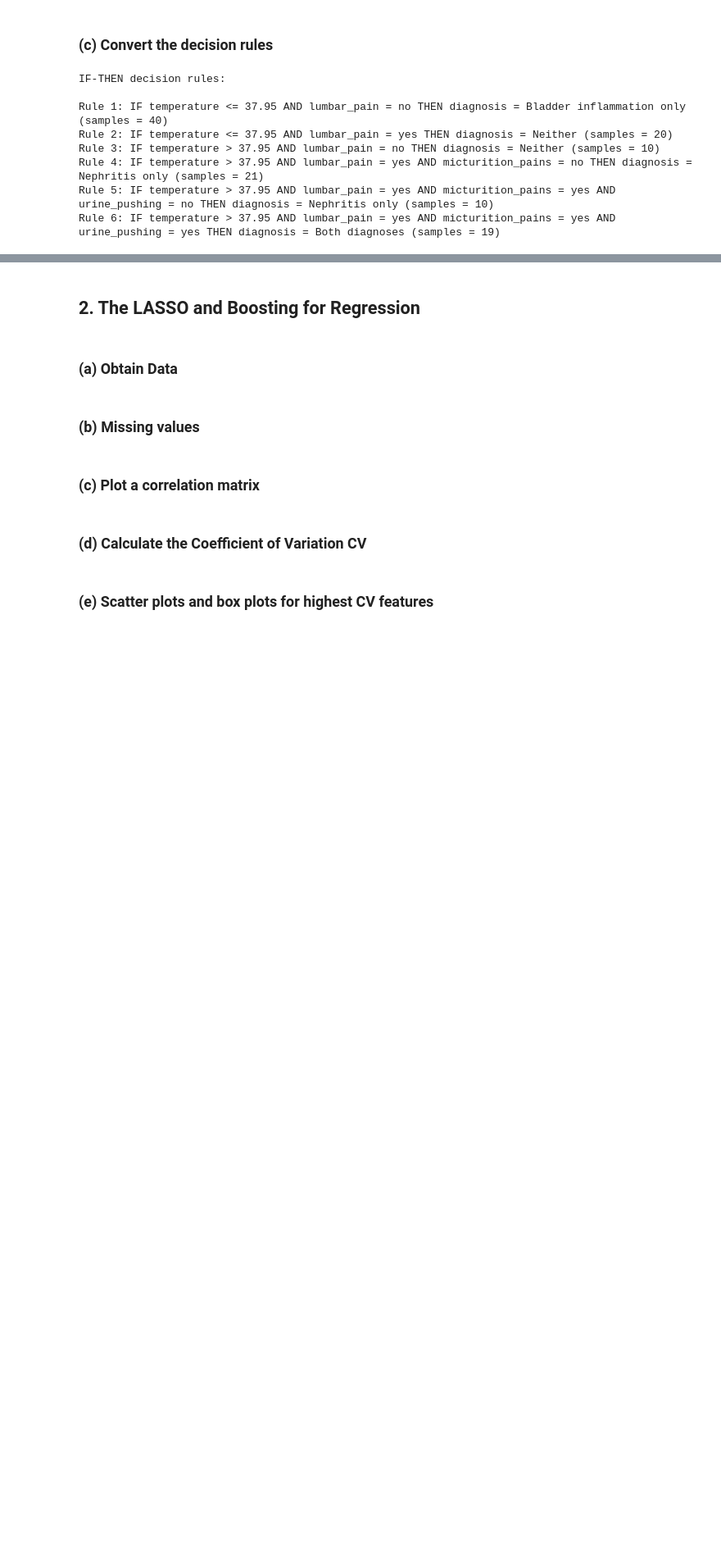
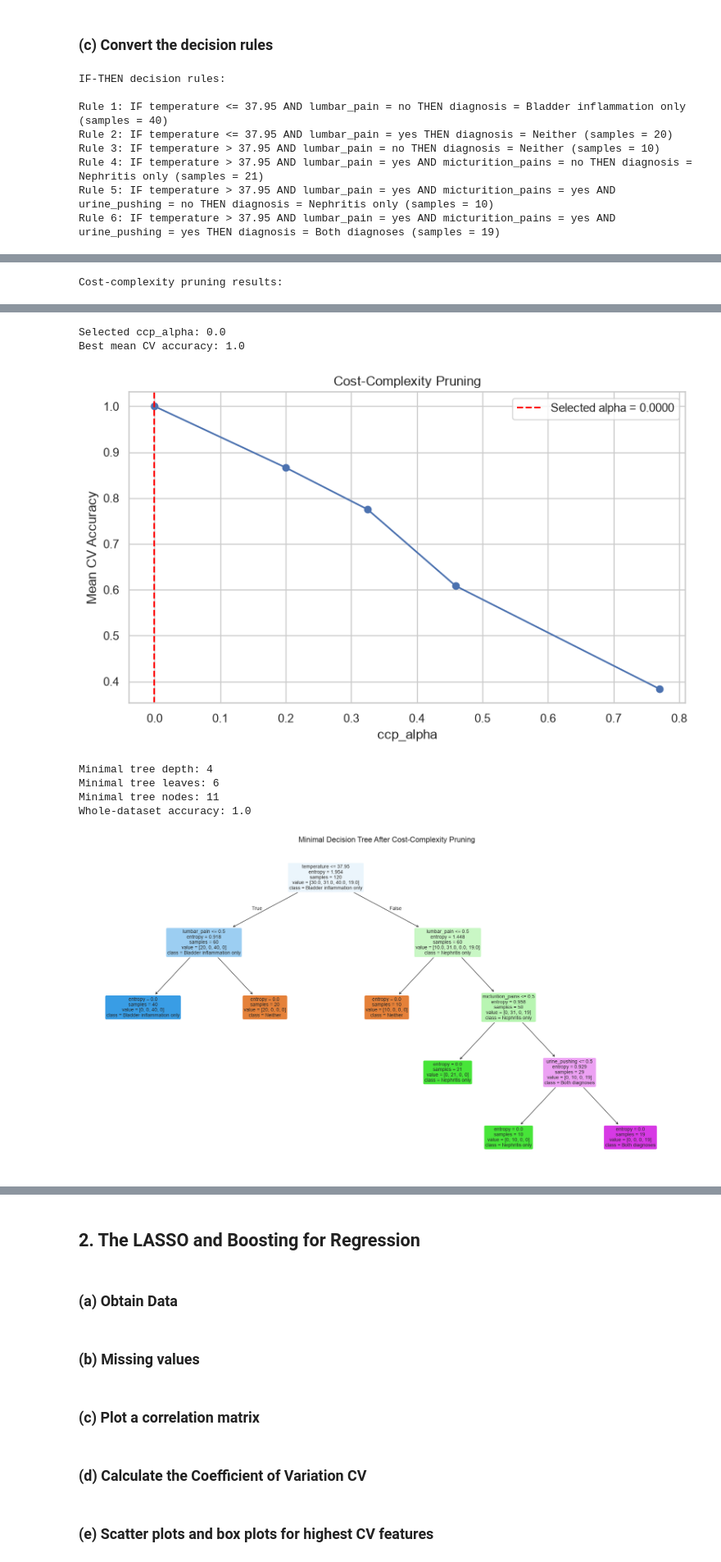
Before and after one commit to manvsatish/dsci-552-hw-5, a Jupyter notebook: notebook/Satish_Manvika_HW5.ipynb, the cells around one changed output, grey strips where cells are left out. Shown at 82% size. Cells and saved outputs as stored; diff of their text form; code cells hidden in the pictures; blank space fills up the shorter version.

```diff
--- a/notebook/Satish_Manvika_HW5.ipynb
+++ b/notebook/Satish_Manvika_HW5.ipynb
@@ -211,0 +214,71 @@ Rule 6: IF temperature > 37.95 AND lumbar_pain = yes AND micturition_pains = yes
+# %%
+from sklearn.model_selection import StratifiedKFold #keep four diagnosis classes represented in each fold
+
+pruning_path = full_tree.cost_complexity_pruning_path(X_diagnosis, y_powerset)
+candidate_alphas = pruning_path.ccp_alphas
+pruning_cv = StratifiedKFold(n_splits=5, shuffle=True, random_state=RANDOM_STATE)
+
+# eval every available pruning strength
+pruning_rows = []
+
+for ccp_alpha in candidate_alphas:
+    candidate_tree = DecisionTreeClassifier(criterion="entropy", ccp_alpha=ccp_alpha, random_state=RANDOM_STATE)
+    cv_scores = cross_val_score(candidate_tree, X_diagnosis, y_powerset, cv=pruning_cv, scoring="accuracy")
+
+    candidate_tree.fit(X_diagnosis, y_powerset)
+
+    pruning_rows.append(
+        {
+            "ccp_alpha": ccp_alpha,
+            "Mean CV Accuracy": cv_scores.mean(),
+            "CV Standard Deviation": cv_scores.std(),
+            "Tree Depth": candidate_tree.get_depth(),
+            "Number of Leaves": candidate_tree.get_n_leaves(),
+            "Number of Nodes": candidate_tree.tree_.node_count
+        }
+    )
+
+pruning_results = pd.DataFrame(pruning_rows)
+
+print("Cost-complexity pruning results:")
+display(pruning_results.round(4))
+best_cv_accuracy = pruning_results["Mean CV Accuracy"].max() #largest alpha among the models tied for best cv acc
+best_candidates = pruning_results[np.isclose(pruning_results["Mean CV Accuracy"], best_cv_accuracy)]
+selected_alpha = best_candidates.sort_values("ccp_alpha").iloc[-1]["ccp_alpha"]
+print("Selected ccp_alpha:", round(selected_alpha, 6))
+print("Best mean CV accuracy:", round(best_cv_accuracy, 4))
+
+plt.figure(figsize=(8, 5)) # cv accuracy for each pruning strength
+plt.plot(pruning_results["ccp_alpha"], pruning_results["Mean CV Accuracy"], marker="o")
+plt.axvline(selected_alpha, color="red", linestyle="--", label=f"Selected alpha = {selected_alpha:.4f}")
+plt.xlabel("ccp_alpha")
+plt.ylabel("Mean CV Accuracy")
+plt.title("Cost-Complexity Pruning")
+plt.legend()
+plt.tight_layout()
+plt.show()
+
+# fit selected min tree on whole ds
+minimal_tree = DecisionTreeClassifier(criterion="entropy", ccp_alpha=selected_alpha, random_state=RANDOM_STATE)
+minimal_tree.fit(X_diagnosis, y_powerset)
+minimal_tree_predictions = minimal_tree.predict(X_diagnosis)
+minimal_tree_accuracy = accuracy_score(y_powerset, minimal_tree_predictions)
+print("Minimal tree depth:", minimal_tree.get_depth())
+print("Minimal tree leaves:", minimal_tree.get_n_leaves())
+print("Minimal tree nodes:", minimal_tree.tree_.node_count)
+print("Whole-dataset accuracy:", round(minimal_tree_accuracy, 4))
+
+# plot selected minimal tree
+minimal_class_names = [class_name_map[class_code] for class_code in minimal_tree.classes_]
+
+plt.figure(figsize=(18, 10))
+plot_tree(minimal_tree, feature_names=diagnosis_feature_names, class_names=minimal_class_names, filled=True, rounded=True, impurity=True, fontsize=10)
+plt.title("Minimal Decision Tree After Cost-Complexity Pruning", fontsize=16)
+plt.tight_layout()
+plt.show()
+
+print("IF-THEN rules for the minimal tree:\n")
+
+print_if_then_rules(minimal_tree, diagnosis_feature_names, class_name_map)
+# %% [output]
+Cost-complexity pruning results:
@@ -211,0 +291,8 @@ Rule 6: IF temperature > 37.95 AND lumbar_pain = yes AND micturition_pains = yes
+Selected ccp_alpha: 0.0
+Best mean CV accuracy: 1.0
+[figure, added]
+Minimal tree depth: 4
+Minimal tree leaves: 6
+Minimal tree nodes: 11
+Whole-dataset accuracy: 1.0
+[figure, added]
```
Also changed, not shown: parts of 2 cells of this notebook.
